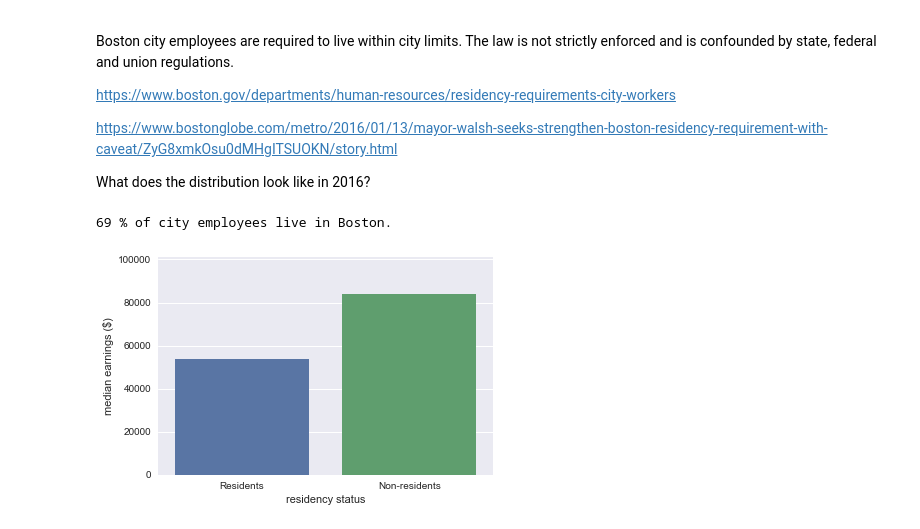
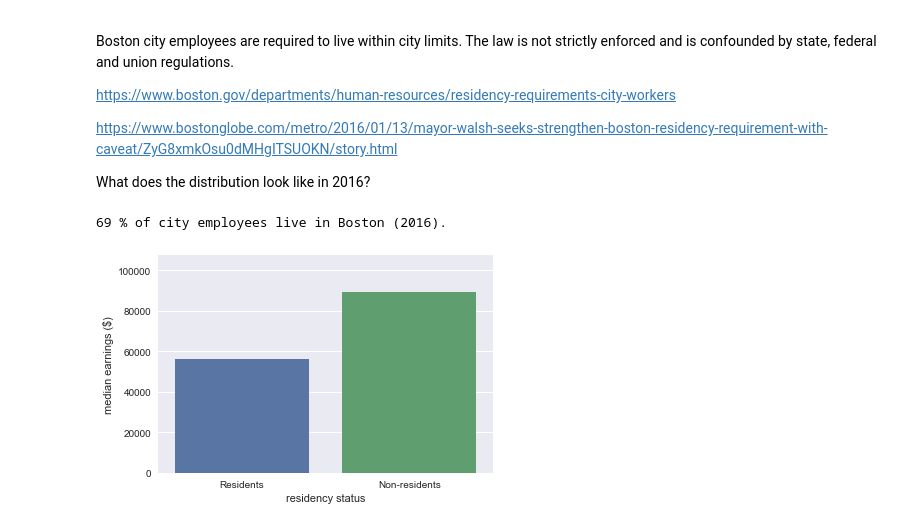
Before and after one commit to Turanga1/Springboard_DataScience, a Jupyter notebook: Capstone 1 - Boston Earnings Report/Capstone Project #1.ipynb, the cells around one changed output. Cells and saved outputs as stored; diff of their text form; code cells hidden in the pictures.

```diff
--- a/Capstone 1 - Boston Earnings Report/Capstone Project #1.ipynb
+++ b/Capstone 1 - Boston Earnings Report/Capstone Project #1.ipynb
@@ -85,0 +63,3 @@ memory usage: 13.2+ MB
+# %%
+earnings.insert(13, 'new_dept', np.nan)
+earnings.info()
@@ -122,0 +145,10 @@ Note: $ symbols are possible errors in the dataset, but don't seem to affect the
+# %%
+earnings['new_dept'] = earnings['department']
+bps = ['Teacher', 'Substitute Teacher', 'Paraprofessional', 'Cab Monitor', 'Tech Boston Academy', 'Sub Teacher - Retiree',\
+       'One to One Para', 'Surround Care Paraprofessional', 'School Traffic Supv', 'Lunch Hour Monitors', \
+       'Prin Clerk/School Sec 19', 'Henderson Elementary', 'UP Academy Dorchester', 'Umana Middle', \
+       'SpEd Support Svcs Coordinator', 'Frederick Pilot Middle', 'King K-8', 'Kilmer K-8', 'Boston Public Schools']
+earnings['new_dept'] = np.where(earnings.department.astype(str).str[:3] == 'BPS', 'Boston Public Schools', earnings.new_dept)
+earnings['new_dept'] = np.where(earnings.department.isin(bps), 'Boston Public Schools', earnings.new_dept)
+
+print(earnings[['department','new_dept']].tail(20))
@@ -172,23 +255,23 @@ What does the distribution look like in 2016?
 # %%
 # Read in Boston zipcode list
 boston_zips = pd.read_csv('boston-zipcodes.csv', names=['bzips'], header=None)
 boston_zips = boston_zips.astype(str).apply(lambda x: '0' + x) # treat zipcodes as strings and add leading "0"
 
 # define resident and non-resident employees
-inzips = earnings.loc[(earnings.zipcode.isin(boston_zips.bzips))]
-outzips = earnings.loc[(~earnings.zipcode.isin(boston_zips.bzips))]
+inzips = earnings.loc[(earnings.zipcode.isin(boston_zips.bzips) & (earnings.year == '2016'))]
+outzips = earnings.loc[(~earnings.zipcode.isin(boston_zips.bzips) & (earnings.year == '2016'))]
 residents = inzips.shape[0] /(inzips.shape[0] + outzips.shape[0]) * 100
-print(int(residents), '% of city employees live in Boston.')
+print(int(residents), '% of city employees live in Boston (2016).')
 
 # income distribution
 in_earnings = inzips['total'].agg(np.median)
 out_earnings = outzips['total'].agg(np.median)
 zip_df = pd.DataFrame({'residency status': ['Residents', 'Non-residents'], 'median earnings ($)': [in_earnings, out_earnings]}, index=[0, 1])
 
 # plot
 sns.barplot(x='residency status', y='median earnings ($)', data=zip_df)
 plt.margins(0.2)
 plt.show()
 # %% [output]
-69 % of city employees live in Boston.
+69 % of city employees live in Boston (2016).
-[figure, old version]
+[figure, new version]
```
Also changed, not shown: parts of 10 cells of this notebook.
